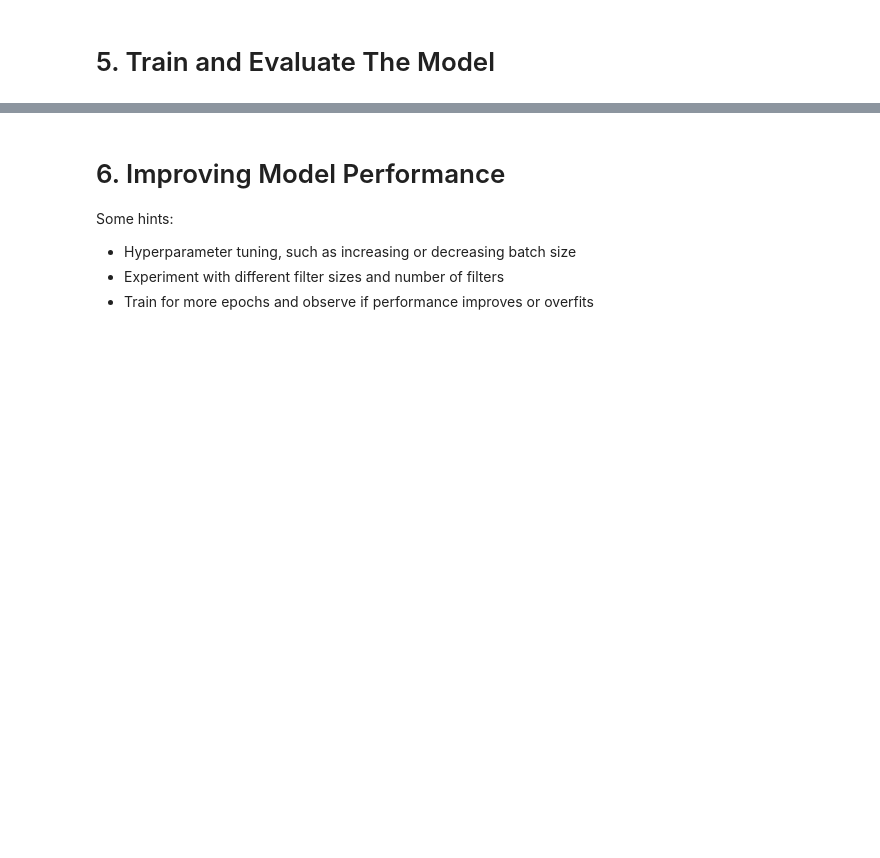
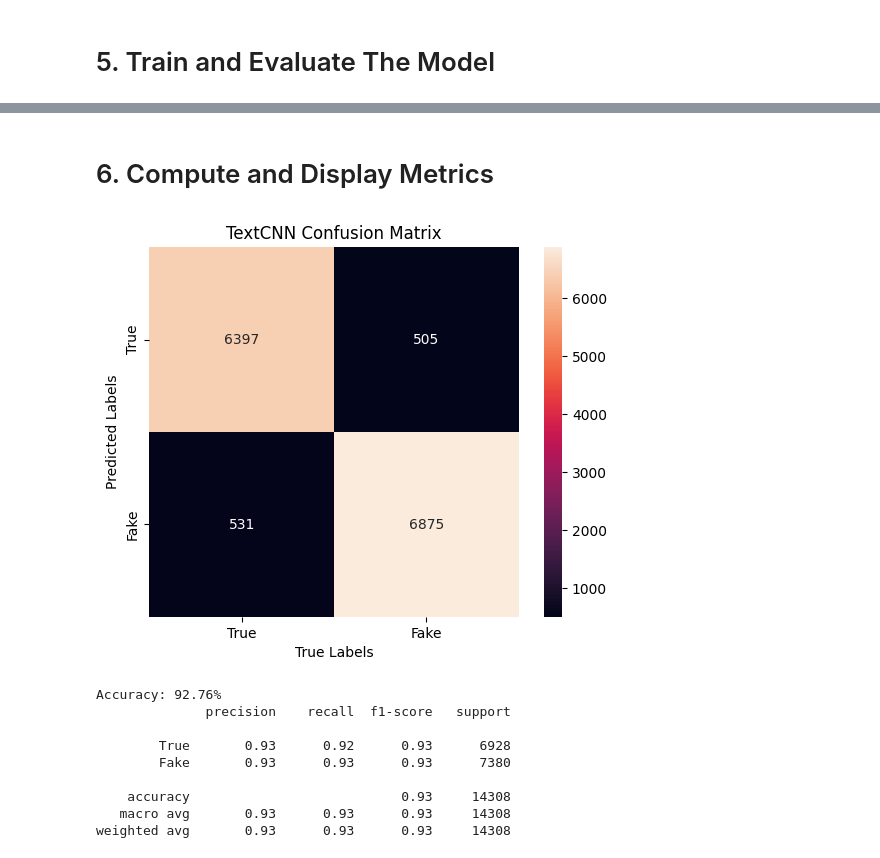
Before and after one commit to JoshuaDjordjevic/nlp-a3-project, a Jupyter notebook: notebooks/text_cnn.ipynb, the cells around one changed output, grey strips where cells are left out. Saved outputs shown, nothing was run; the diff lists cells and outputs as text; code cells hidden in the pictures; blank space fills up the shorter version.

```diff
--- a/notebooks/text_cnn.ipynb
+++ b/notebooks/text_cnn.ipynb
@@ -281,7 +216,52 @@ Confidence scores: Real: 0.0002%, Fake: 0.9998%
-# %% [markdown]
-# 6. Improving Model Performance
-
-Some hints:
-* Hyperparameter tuning, such as increasing or decreasing batch size
-* Experiment with different filter sizes and number of filters
-* Train for more epochs and observe if performance improves or overfits
+# %% [markdown]
+# 6. Compute and Display Metrics
+# %%
+from sklearn.metrics import confusion_matrix, accuracy_score, classification_report
+import seaborn as sns
+import matplotlib.pyplot as plt
+import torch
+
+# Generate predictions using the trained TextCNN model
+model.eval()
+all_preds = []
+all_labels = []
+
+with torch.no_grad():
+    for batch in test_loader:
+        inputs, labels = batch
+        inputs, labels = inputs.to(device), labels.to(device)
+        outputs = model(inputs)
+        preds = torch.argmax(outputs, dim=1)
+        all_preds.extend(preds.cpu().numpy())
+        all_labels.extend(labels.cpu().numpy())
+
+# Create the confusion matrix
+matrix = confusion_matrix(all_labels, all_preds)
+
+# Plot confusion matrix heatmap
+sns.heatmap(matrix.T,
+            square=True,
+            annot=True,
+            fmt="d",
+            xticklabels=["True", "Fake"],
+            yticklabels=["True", "Fake"])
+
+plt.xlabel("True Labels")
+plt.ylabel("Predicted Labels")
+plt.title("TextCNN Confusion Matrix")
+plt.show()
+
+# Print accuracy and classification report
+print("Accuracy: {:.2f}%".format(accuracy_score(all_labels, all_preds) * 100))
+print(classification_report(all_labels, all_preds, target_names=["True", "Fake"]))
+# %% [output]
+[figure, added]
+Accuracy: 92.76%
+              precision    recall  f1-score   support
+
+        True       0.93      0.92      0.93      6928
+        Fake       0.93      0.93      0.93      7380
+
+    accuracy                           0.93     14308
+   macro avg       0.93      0.93      0.93     14308
+weighted avg       0.93      0.93      0.93     14308
```
Also changed, not shown: parts of 5 cells of this notebook, 4 other files.
